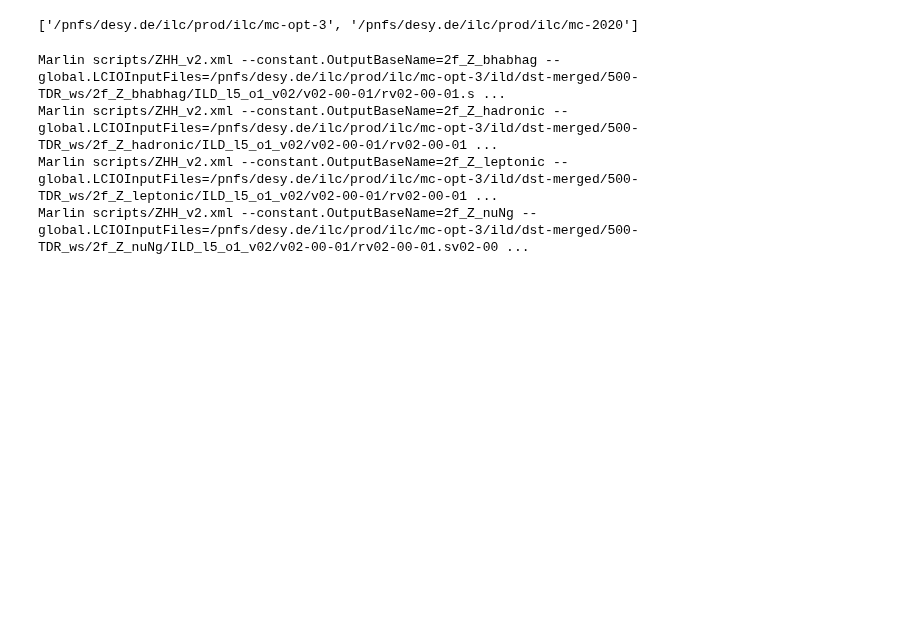
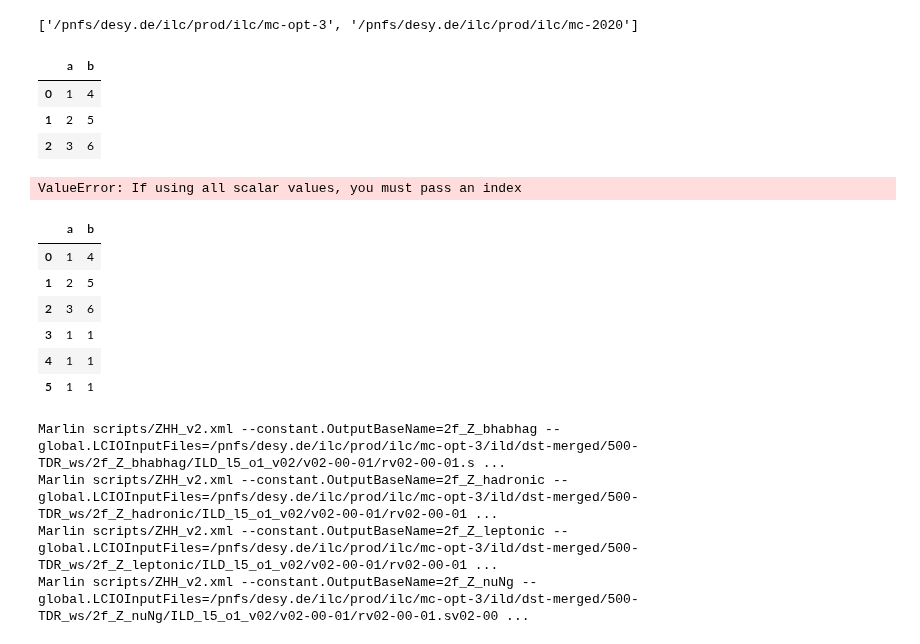
Before and after one commit to ILDAnaSoft/ZHH, a Jupyter notebook: notebooks/2_view.ipynb, the cells around one changed output. Saved outputs shown, nothing was run; the diff lists cells and outputs as text; code cells hidden in the pictures; blank space fills up the shorter version.

Commit message:
Fixed index

```diff
--- a/notebooks/2_view.ipynb
+++ b/notebooks/2_view.ipynb
@@ -16,6 +16,39 @@ from tqdm.auto import tqdm
 glob('/pnfs/desy.de/ilc/prod/ilc/*')
 # %% [output]
 ['/pnfs/desy.de/ilc/prod/ilc/mc-opt-3', '/pnfs/desy.de/ilc/prod/ilc/mc-2020']
+# %%
+a = pd.DataFrame({
+    'a': [1, 2, 3],
+    'b': [4, 5, 6]
+})
+a
+# %% [output]
+|  | a | b |
+| 0 | 1 | 4 |
+| 1 | 2 | 5 |
+| 2 | 3 | 6 |
+# %%
+b_dict = {
+    'a': [1, 1, 1],
+    'b': [1, 1, 1]
+}
+b = pd.DataFrame(b_dict)
+b
+# %% [output]
+ValueError: If using all scalar values, you must pass an index
+# %%
+def df_append(df:pd.DataFrame, d:dict):
+    return pd.concat([df, pd.DataFrame(d)], ignore_index=True)
+# %%
+df_append(a, b_dict)
+# %% [output]
+|  | a | b |
+| 0 | 1 | 4 |
+| 1 | 2 | 5 |
+| 2 | 3 | 6 |
+| 3 | 1 | 1 |
+| 4 | 1 | 1 |
+| 5 | 1 | 1 |
 # %%
 for path in glob('/pnfs/desy.de/ilc/prod/ilc/mc-opt-3/ild/dst-merged/500-TDR_ws/*/*/*/*.slcio'):
     process = path.split('500-TDR_ws/')[1].split('/ILD_l5_o1_v02')[0]
```
Also changed, not shown: parts of 1 cell of this notebook, 5 other files.
